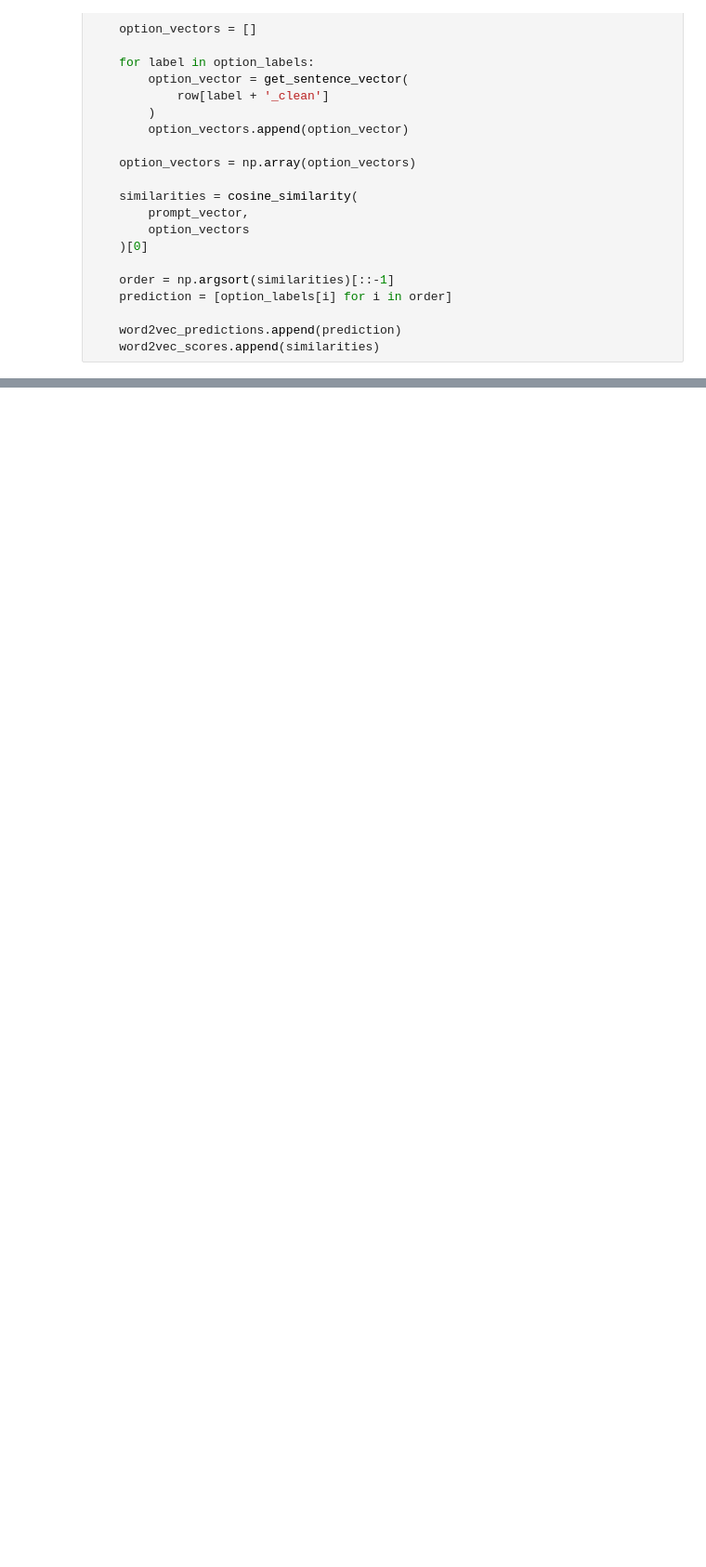
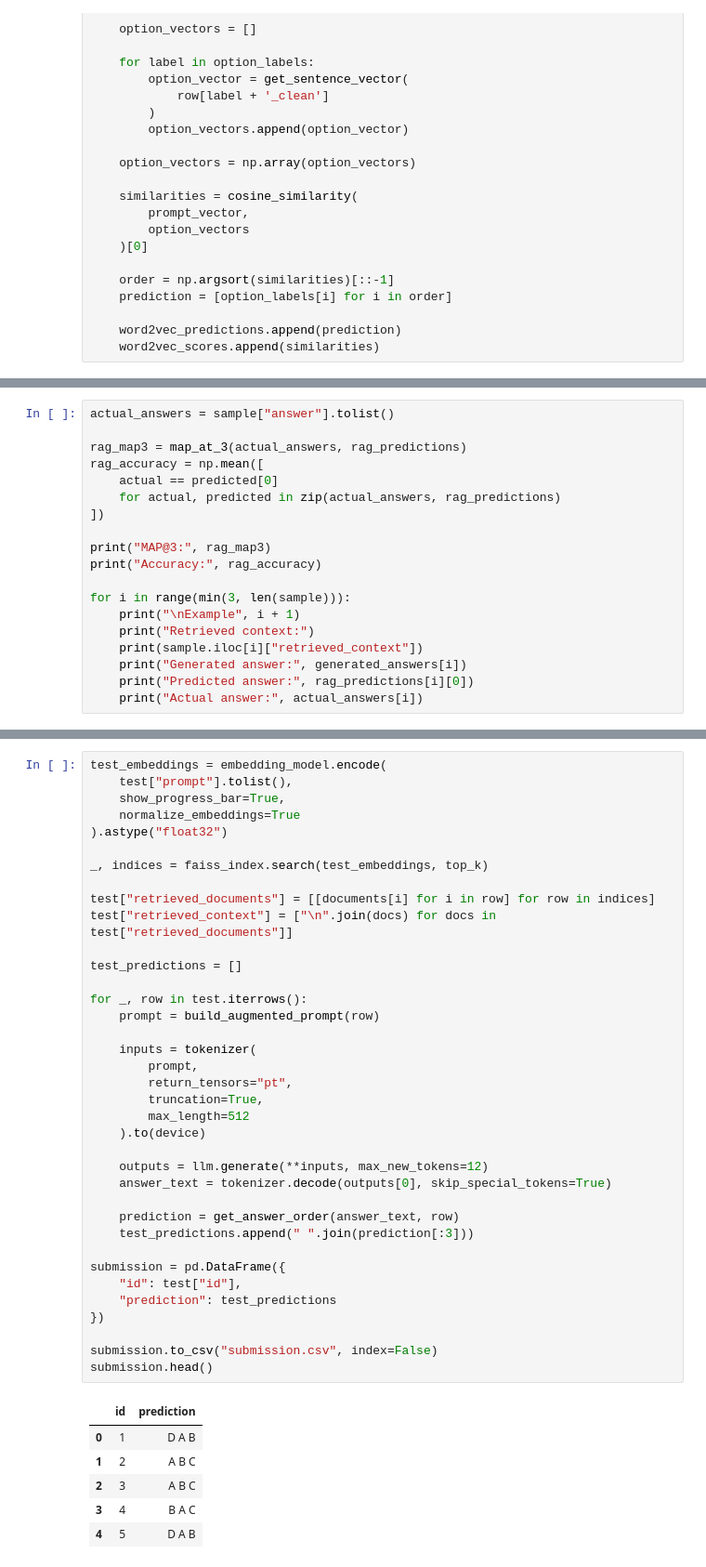
Before and after one commit to Ramakrishnaa-R/dl-genai-project-23f2000775, a Jupyter notebook: dl-23f2000775-notebook-t22026.ipynb, the cells around one changed output, grey strips where cells are left out. Shown at 93% size. Cells and saved outputs as stored; diff of their text form; blank space fills up the shorter version.

```diff
--- a/dl-23f2000775-notebook-t22026.ipynb
+++ b/dl-23f2000775-notebook-t22026.ipynb
@@ -304,0 +484,19 @@ results
+# %%
+actual_answers = sample["answer"].tolist()
+
+rag_map3 = map_at_3(actual_answers, rag_predictions)
+rag_accuracy = np.mean([
+    actual == predicted[0]
+    for actual, predicted in zip(actual_answers, rag_predictions)
+])
+
+print("MAP@3:", rag_map3)
+print("Accuracy:", rag_accuracy)
+
+for i in range(min(3, len(sample))):
+    print("\nExample", i + 1)
+    print("Retrieved context:")
+    print(sample.iloc[i]["retrieved_context"])
+    print("Generated answer:", generated_answers[i])
+    print("Predicted answer:", rag_predictions[i][0])
+    print("Actual answer:", actual_answers[i])
@@ -304,0 +521,44 @@ results
+# %%
+test_embeddings = embedding_model.encode(
+    test["prompt"].tolist(),
+    show_progress_bar=True,
+    normalize_embeddings=True
+).astype("float32")
+
+_, indices = faiss_index.search(test_embeddings, top_k)
+
+test["retrieved_documents"] = [[documents[i] for i in row] for row in indices]
+test["retrieved_context"] = ["\n".join(docs) for docs in test["retrieved_documents"]]
+
+test_predictions = []
+
+for _, row in test.iterrows():
+    prompt = build_augmented_prompt(row)
+
+    inputs = tokenizer(
+        prompt,
+        return_tensors="pt",
+        truncation=True,
+        max_length=512
+    ).to(device)
+
+    outputs = llm.generate(**inputs, max_new_tokens=12)
+    answer_text = tokenizer.decode(outputs[0], skip_special_tokens=True)
+
+    prediction = get_answer_order(answer_text, row)
+    test_predictions.append(" ".join(prediction[:3]))
+
+submission = pd.DataFrame({
+    "id": test["id"],
+    "prediction": test_predictions
+})
+
+submission.to_csv("submission.csv", index=False)
+submission.head()
+# %% [output]
+|  | id | prediction |
+| 0 | 1 | D A B |
+| 1 | 2 | A B C |
+| 2 | 3 | A B C |
+| 3 | 4 | B A C |
+| 4 | 5 | D A B |
```
Also changed, not shown: parts of 19 cells of this notebook.
